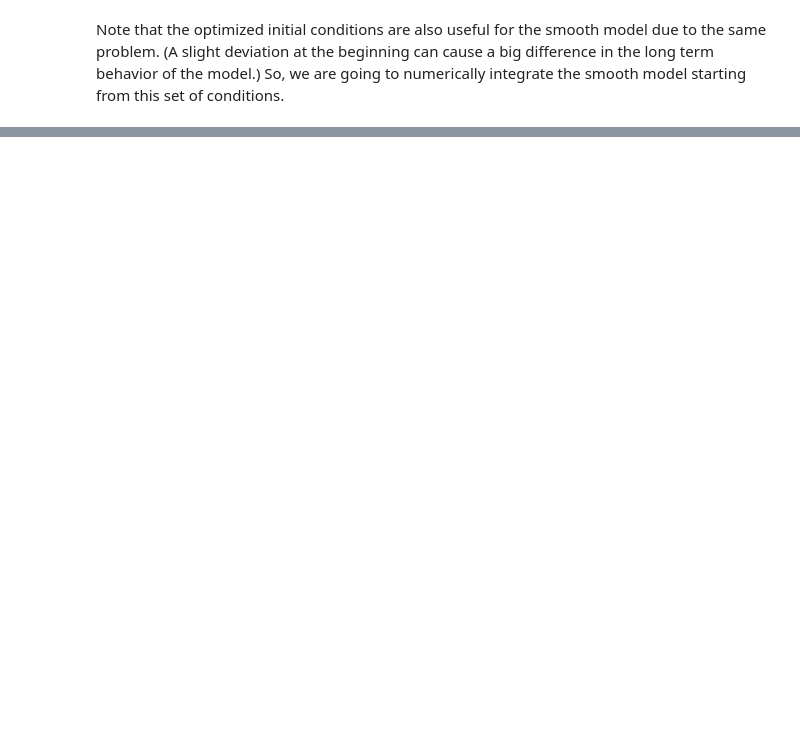
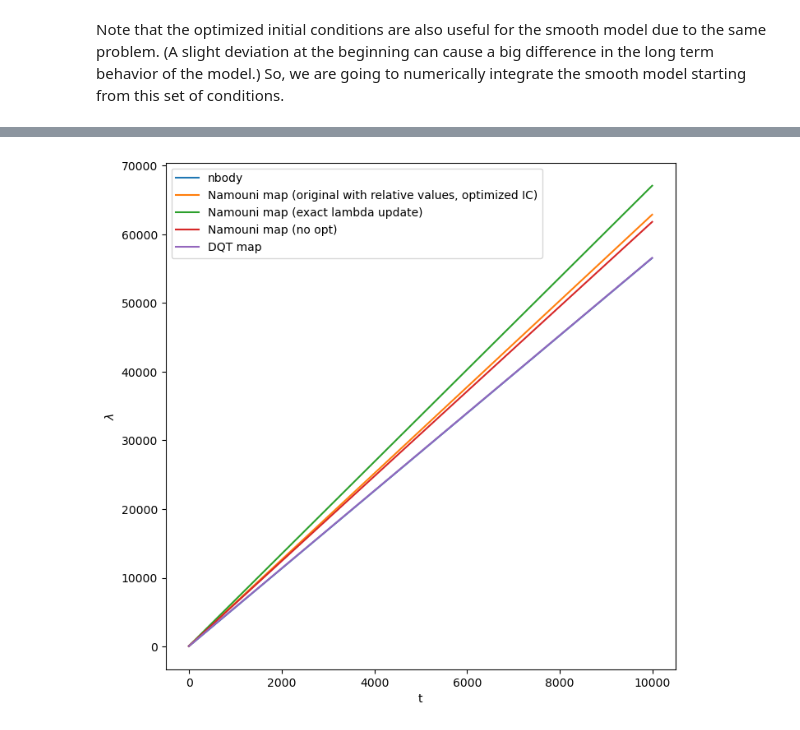
Before and after one commit to Supa-wich/3brproject, a Jupyter notebook: namouniinout.ipynb, the cells around one changed output, grey strips where cells are left out. Saved outputs shown, nothing was run; the diff lists cells and outputs as text; code cells hidden in the pictures; blank space fills up the shorter version.

```diff
--- a/namouniinout.ipynb
+++ b/namouniinout.ipynb
@@ -517,8 +667,8 @@ def runmap(I0, K0, phi0, lambda0, Nconj, order):
 
     for i in range(Nconj):
         if order==1:
-            Is[i+1], Ks[i+1], phis[i+1], lambdas[i+1], hs[i+1], ks[i+1] = namouni_fo_step(Is[i], Ks[i], phis[i], lambdas[i], ar0)
+            Is[i+1], Ks[i+1], phis[i+1], lambdas[i+1], hs[i+1], ks[i+1] = namouni_fo_step(Is[i], Ks[i], phis[i], lambdas[i], ar0, ind)
         else:
-            Is[i+1], Ks[i+1], phis[i+1], lambdas[i+1], hs[i+1], ks[i+1] = namouni_so_step(Is[i], Ks[i], phis[i], lambdas[i], ar0)
+            Is[i+1], Ks[i+1], phis[i+1], lambdas[i+1], hs[i+1], ks[i+1] = namouni_so_step(Is[i], Ks[i], phis[i], lambdas[i], ar0, ind)
 
     return Is, Ks, phis, lambdas, hs, ks
@@ -556,4 +737,10 @@ def runmap_abs(e1_vecarr, e2_vecarr, a1_conj_0, a2_conj_0, lambdan_0, Nconj, ind
 # %%
 #Then save into arrays to compare with the simulation and the equation
 Is, Ks, phis, lambdas, hs, ks = runmap(I0, K0, phi0, lambda0, Nconj, order)
-print(lambdas)
+
+#not optimized value - save to compare with the optimized one
+Is0, Ks0, phis0, lambdas0, hs0, ks0 = Is, Ks, phis, lambdas, hs, ks
+# print("lambda: ",lambdas)
+# print("pomega: ",phis)
+# print("ecc: ",np.sqrt(2*Is)*epsilon)
+# print("a12: ", np.sqrt(8*Ks/3)*epsilon)
@@ -563 +747,11 @@ print(lambdas)
+# %%
+lambda_d, z_d, eps_d = runmap_dqt(lambda0, z0, eps0, Nconj)
+#print(lambda_d)
+
+e12_d = np.abs(z_d)
+phi_d = np.angle(z_d)
+# print("lambda: ",lambda_d)
+# print("pomega: ", phi_d)
+# print("ecc: ", e12_d)
+# print("a12: ", eps_d)
 # %%
@@ -569 +763,3 @@ print(lambda_s)
+# %%
+Isn, Ksn, phisn, lambdasn, hsn, ksn = runmap_noapprox(I0, K0, phi0, lambda0, Nconj, order)
 # %% [markdown]
@@ -764,0 +960,16 @@ ax6.legend()
+# %%
+
+fig, ax4 = plt.subplots(figsize = (8,8))
+ax4.set_ylabel(r'$\lambda$')
+ax4.set_xlabel("t")
+ax4.plot(tconjs,l2[conj_idx],label="nbody")
+ax4.plot(tbetweens, lambdas, label='Namouni map (original with relative values, optimized IC)')
+ax4.plot(tbetweens, lambdasn, label='Namouni map (exact lambda update)')
+ax4.plot(tbetweens, lambdas0, label='Namouni map (no opt)')
+#ax4.plot(t,wrap_angles(soltconj[:,3]),label='DEs from Namouni map')
+#ax4.plot(tbetweens, wrap_angles(lambda_s[:-1]), label='Namouni map with individual orbital parameters')
+ax4.plot(tbetweens, lambda_d, label="DQT map")
+ax4.legend()
+plt.show()
+# %% [output]
+[figure, added]
```
Also changed, not shown: parts of 67 cells of this notebook.
